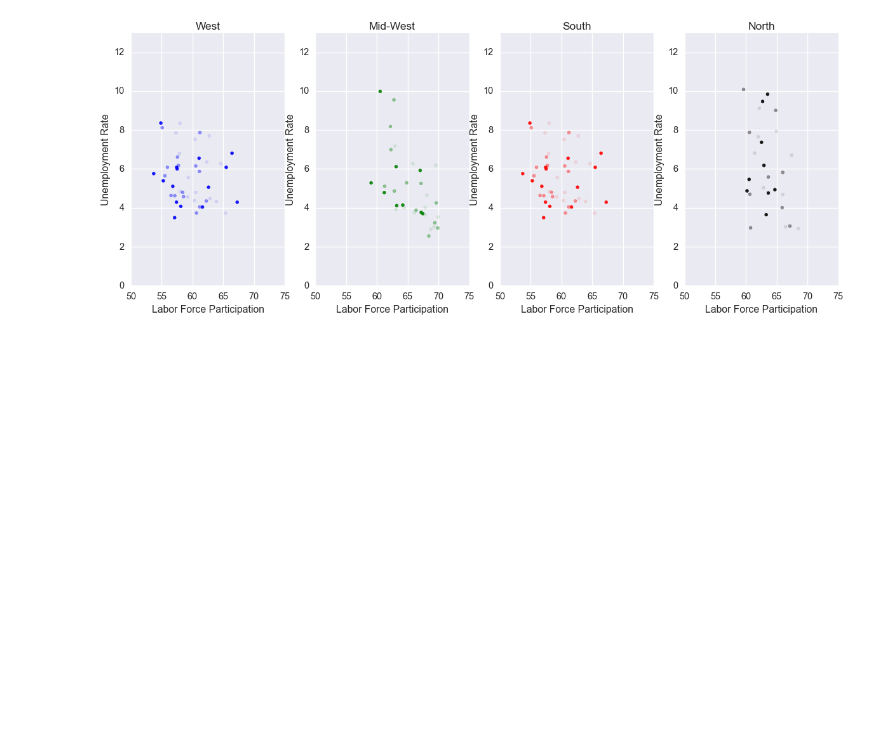
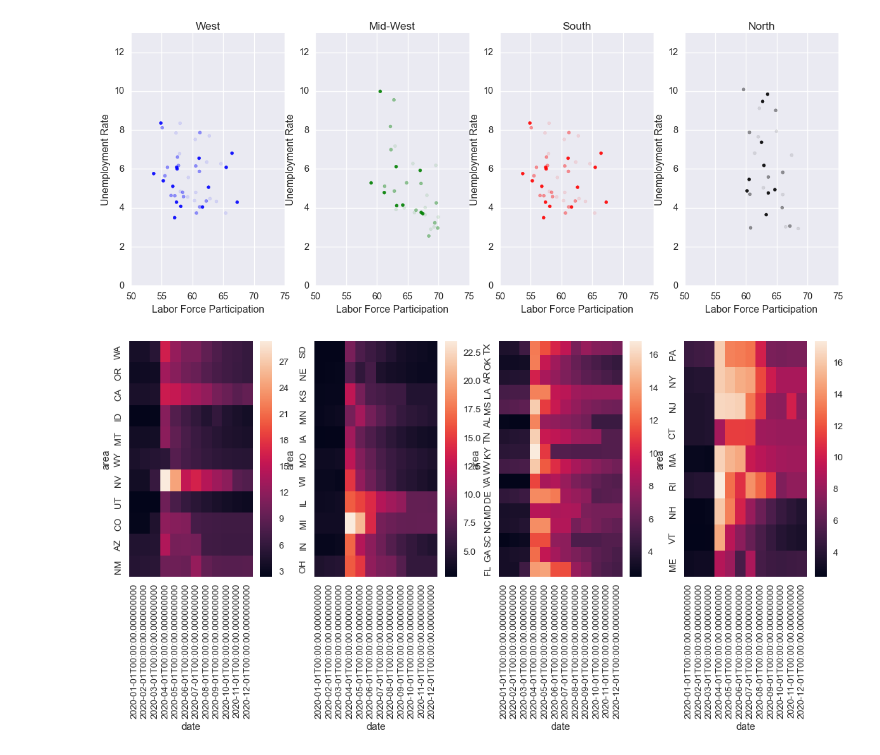
Before and after one commit to vgm236/ferrante_moreira_data_project, a Jupyter notebook: app/ferrante_moreira_project.ipynb, the cells around one changed output. Cells and saved outputs as stored; diff of their text form; code cells hidden in the pictures; blank space fills up the shorter version.

Commit message:
trying heatmaps

```diff
--- a/app/ferrante_moreira_project.ipynb
+++ b/app/ferrante_moreira_project.ipynb
@@ -816,3 +795,14 @@ for i in [0, 1, 2, 3]:
 plt.style.use("seaborn-talk")
 # %% [output]
 [figure]
+# %%
+fig, (ax1, ax2, ax3, ax4) = plt.subplots(1, 4, figsize=(16,6))
+
+sns.heatmap(intra_west_ur.T, ax=ax1)
+sns.heatmap(intra_mid_ur.T, ax=ax2)
+sns.heatmap(intra_south_ur.T, ax=ax3)
+sns.heatmap(intra_north_ur.T, ax=ax4)
+
+plt.show()
+# %% [output]
+[figure, added]
```
Also changed, not shown: parts of 4 cells of this notebook.
